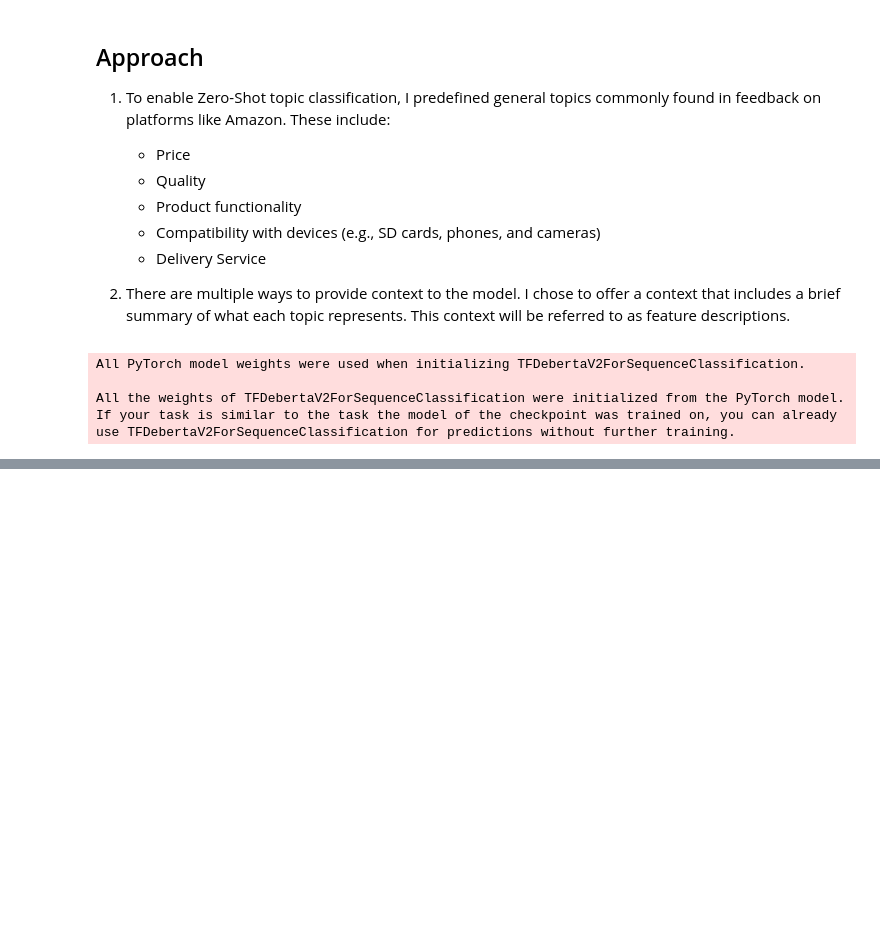
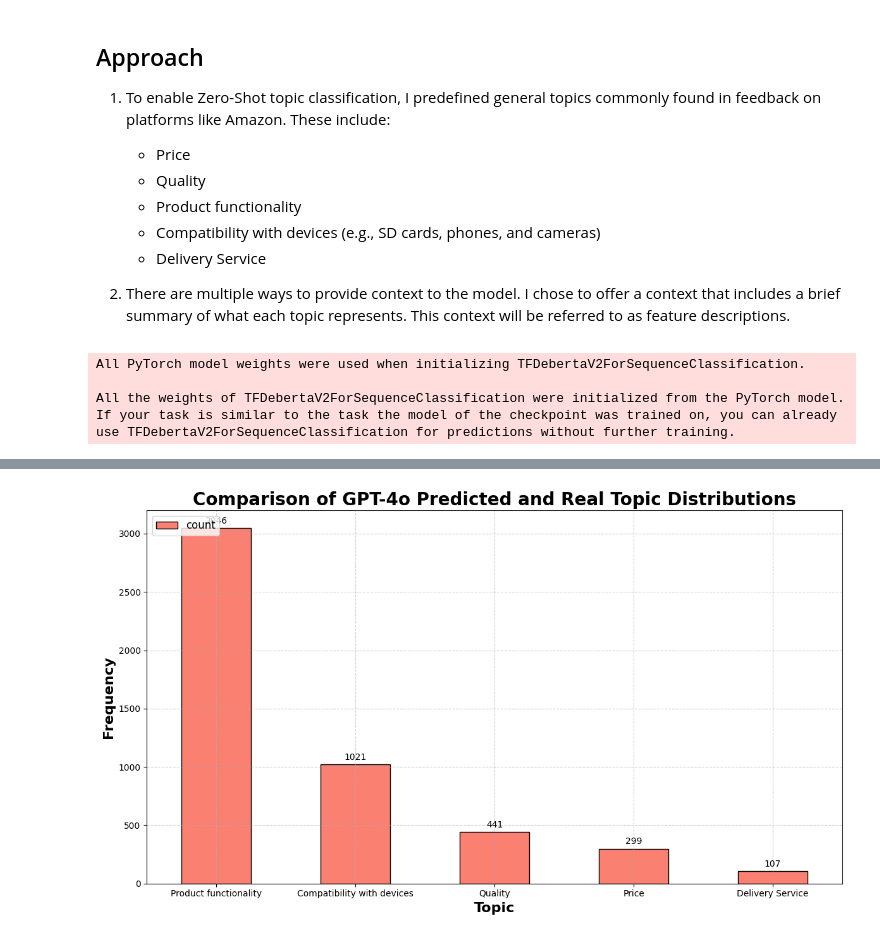
Before and after one commit to MaiconKevyn/amazon-feedback-analysis, a Jupyter notebook: intro.ipynb, the cells around one changed output, grey strips where cells are left out. Cells and saved outputs as stored; diff of their text form; code cells hidden in the pictures; blank space fills up the shorter version.

Commit message:
finish topics

```diff
--- a/intro.ipynb
+++ b/intro.ipynb
@@ -484,0 +468,21 @@ def extract_top_topic(topic_dict, threshold):
+# %%
+real_topic_counts = df['deberta_topics'].value_counts()
+
+# Create a grouped bar plot
+fig, ax = plt.subplots(figsize=(12, 7))
+bars = real_topic_counts.plot(kind='bar', ax=ax, color=['salmon'], edgecolor='black')
+ax.set_title('Comparison of GPT-4o Predicted and Real Topic Distributions', fontsize=20, fontweight='bold')
+ax.set_xlabel('Topic', fontsize=16, fontweight='bold')
+ax.set_ylabel('Frequency', fontsize=16, fontweight='bold')
+ax.tick_params(axis='x', rotation=0)
+ax.grid(True, linestyle='--', alpha=0.6)
+
+# Annotate each individual bar with its count
+for container in bars.containers:
+    ax.bar_label(container, fmt='%.0f', padding=3)  # Using padding for better spacing from the bar top
+
+plt.legend(fontsize='large', title_fontsize='16', loc='upper left')
+plt.tight_layout()
+plt.show()
+# %% [output]
+[figure, added]
```
Also changed, not shown: parts of 6 cells of this notebook.
